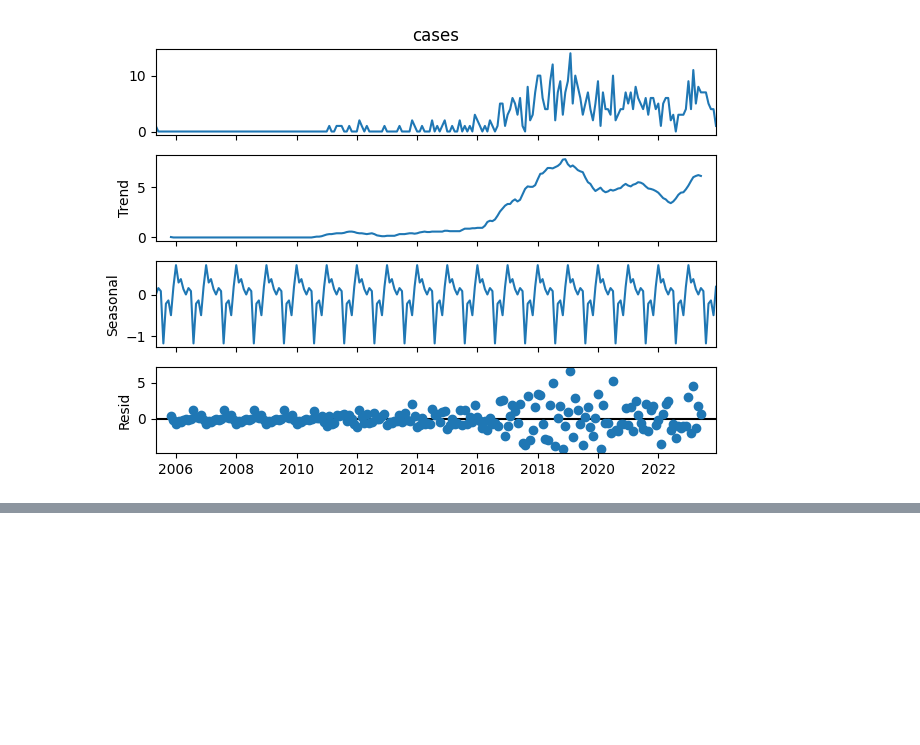
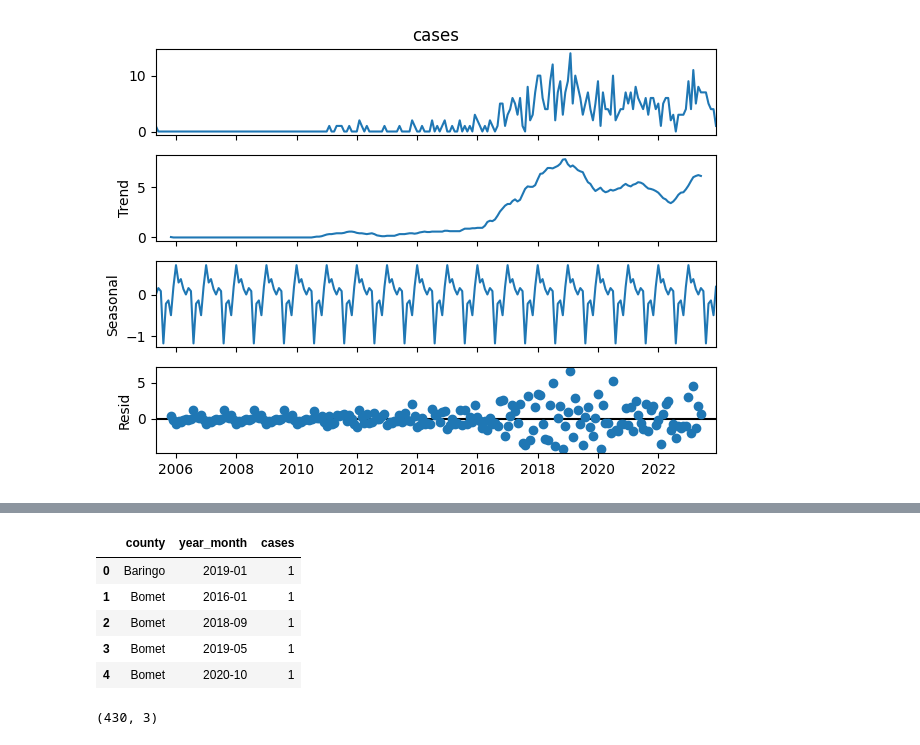
Before and after one commit to TonnieD/Femicide-Analysis-and-Forecasting, a Jupyter notebook: Notebooks/data_cleaning.ipynb, the cells around one changed output, grey strips where cells are left out. Drawn from its saved outputs; the diff is of its cells as text; code cells hidden in the pictures; blank space fills up the shorter version.

```diff
--- a/Notebooks/data_cleaning.ipynb
+++ b/Notebooks/data_cleaning.ipynb
@@ -573,0 +601,22 @@ plt.show()
+# %%
+# Create county–month aggregation
+county_monthly = (
+    df
+    .groupby(['county', 'year_month'])
+    .size()
+    .reset_index(name='cases')
+)
+
+#Sanity check
+county_monthly.head()
+# %% [output]
+|  | county | year_month | cases |
+| 0 | Baringo | 2019-01 | 1 |
+| 1 | Bomet | 2016-01 | 1 |
+| 2 | Bomet | 2018-09 | 1 |
+| 3 | Bomet | 2019-05 | 1 |
+| 4 | Bomet | 2020-10 | 1 |
+# %%
+county_monthly.shape
+# %% [output]
+(430, 3)
```
Also changed, not shown: parts of 6 cells of this notebook, 1 other file.
